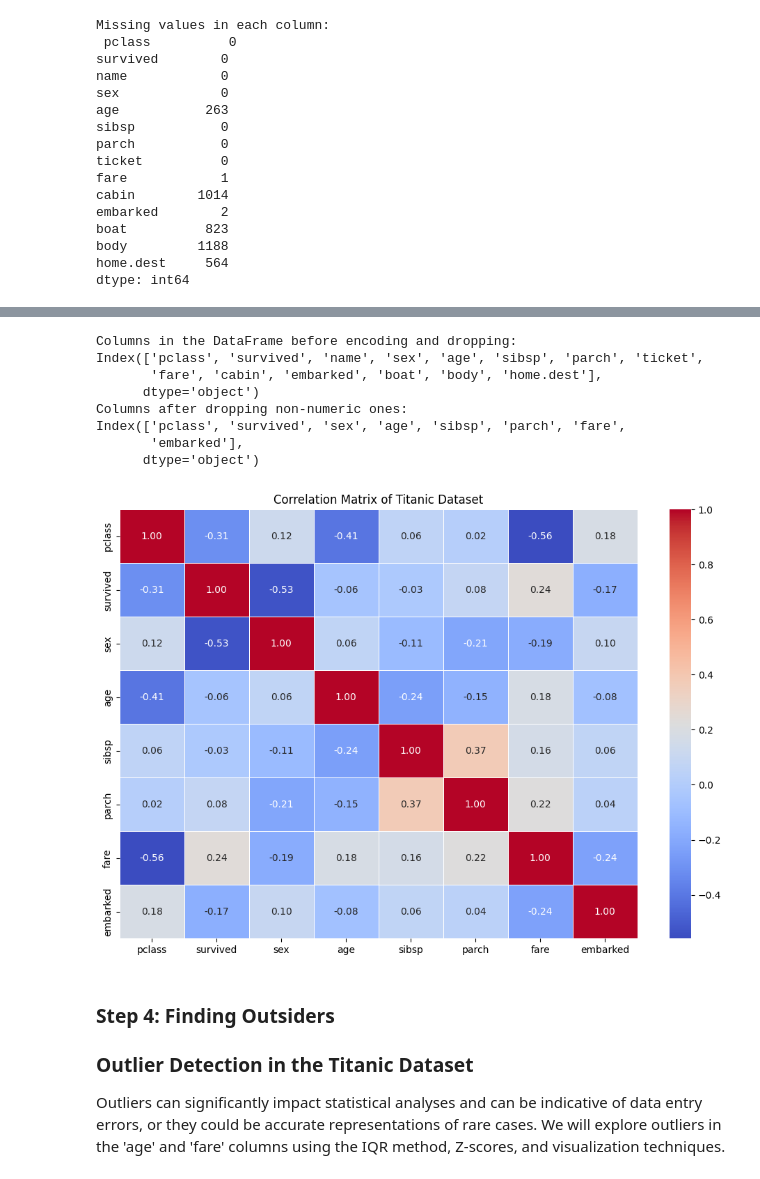
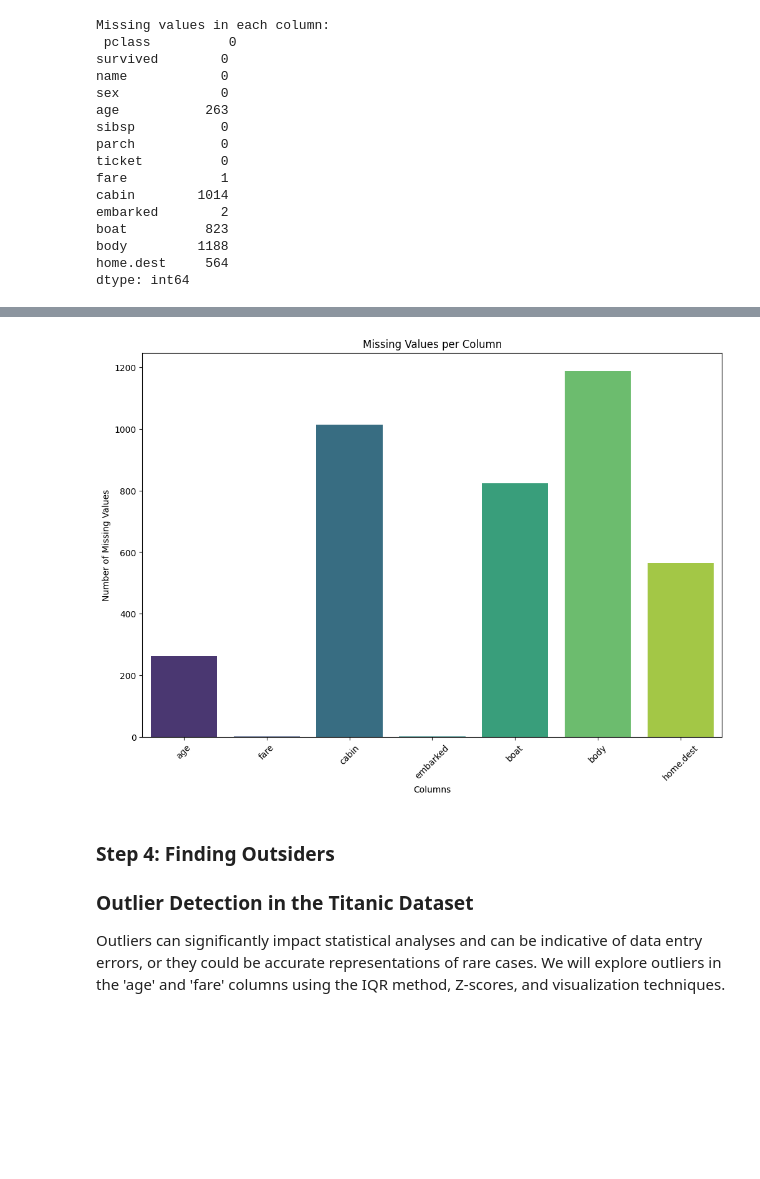
Before and after one commit to GoncaloMatias1/AI-Project_2, a Jupyter notebook: Project-2/src/titanic_analysis.ipynb, the cells around one changed output, grey strips where cells are left out. Cells and saved outputs as stored; diff of their text form; code cells hidden in the pictures; blank space fills up the shorter version.

```diff
--- a/Project-2/src/titanic_analysis.ipynb
+++ b/Project-2/src/titanic_analysis.ipynb
@@ -269,52 +263,18 @@ We will start by encoding categorical variables and dropping columns that are no
-# %%
-import seaborn as sns
-import matplotlib.pyplot as plt
-from sklearn.preprocessing import LabelEncoder
-
-# Print column names to check for any discrepancies
-print("Columns in the DataFrame before encoding and dropping:")
-print(df.columns)
-
-# Encode categorical variables
-label_encoder = LabelEncoder()
-df['sex'] = label_encoder.fit_transform(df['sex'])
-df['embarked'] = label_encoder.fit_transform(df['embarked'].astype(str))
-
-# Define columns to drop
-columns_to_drop = ['name', 'ticket', 'cabin', 'boat', 'body', 'home.dest']
-
-# Ensure the columns to drop are in the DataFrame
-columns_to_drop = [col for col in columns_to_drop if col in df.columns]
-
-# Drop non-numeric columns
-df = df.drop(columns=columns_to_drop)
-
-# Verify that only numeric columns remain
-print("Columns after dropping non-numeric ones:")
-print(df.columns)
-
-# Compute the correlation matrix
-correlation_matrix = df.corr()
-
-# Set up the matplotlib figure
-plt.figure(figsize=(12, 8))
-
-# Draw the heatmap
-sns.heatmap(correlation_matrix, annot=True, fmt=".2f", cmap="coolwarm", linewidths=0.5)
-
-# Set titles and labels
-plt.title('Correlation Matrix of Titanic Dataset')
-plt.show()
-# %% [output]
-Columns in the DataFrame before encoding and dropping:
-Index(['pclass', 'survived', 'name', 'sex', 'age', 'sibsp', 'parch', 'ticket',
-       'fare', 'cabin', 'embarked', 'boat', 'body', 'home.dest'],
-      dtype='object')
-Columns after dropping non-numeric ones:
-Index(['pclass', 'survived', 'sex', 'age', 'sibsp', 'parch', 'fare',
-       'embarked'],
-      dtype='object')
-[figure, removed]
+# %%
+# Calculate the number of missing values per column
+missing_values = df.isnull().sum()
+missing_values = missing_values[missing_values > 0]  # Filter out columns with no missing values
+
+# Plot the missing values
+plt.figure(figsize=(12, 8))
+sns.barplot(x=missing_values.index, y=missing_values.values, palette='viridis', hue=missing_values.index, dodge=False, legend=False)
+plt.title('Missing Values per Column')
+plt.ylabel('Number of Missing Values')
+plt.xlabel('Columns')
+plt.xticks(rotation=45)
+plt.show()
+# %% [output]
+[figure, added]
 # %% [markdown]
 ### Step 4: Finding Outsiders
 
```
Also changed, not shown: parts of 5 cells of this notebook.
